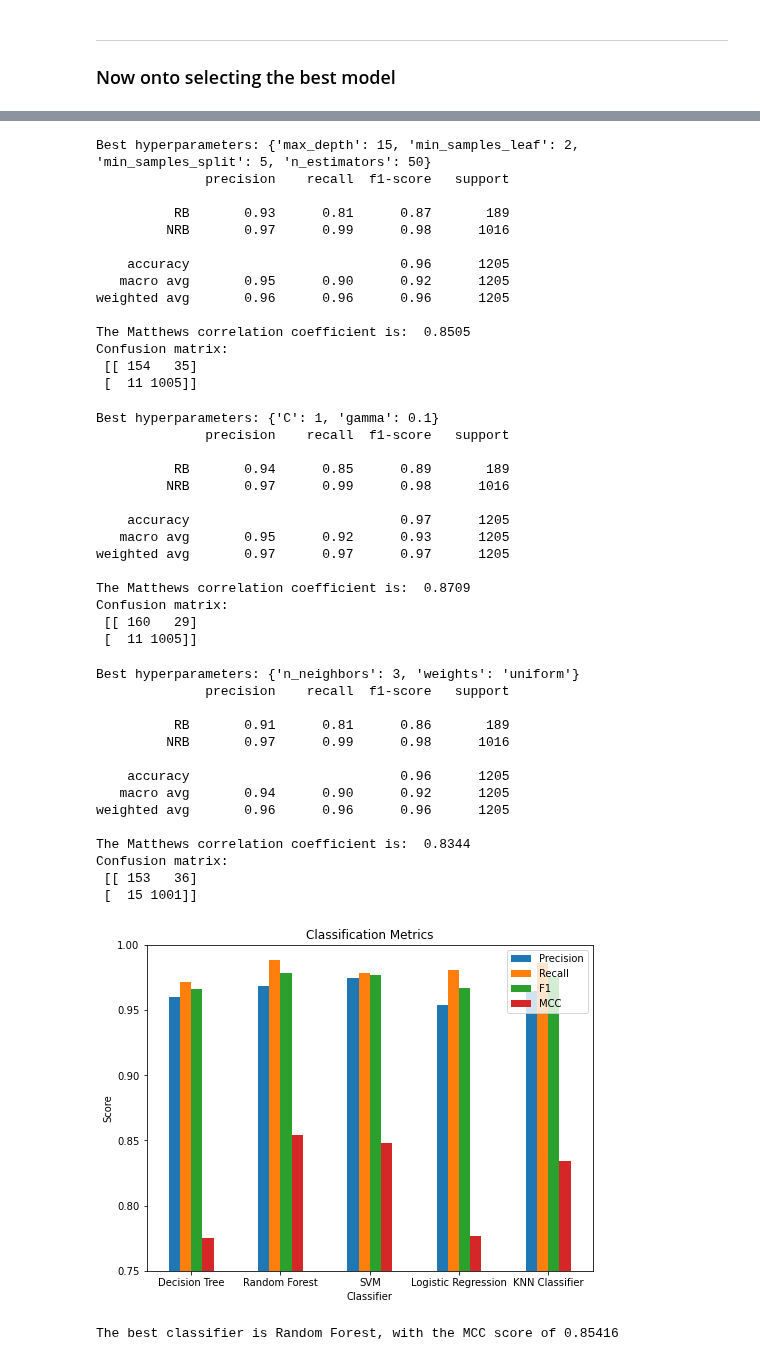
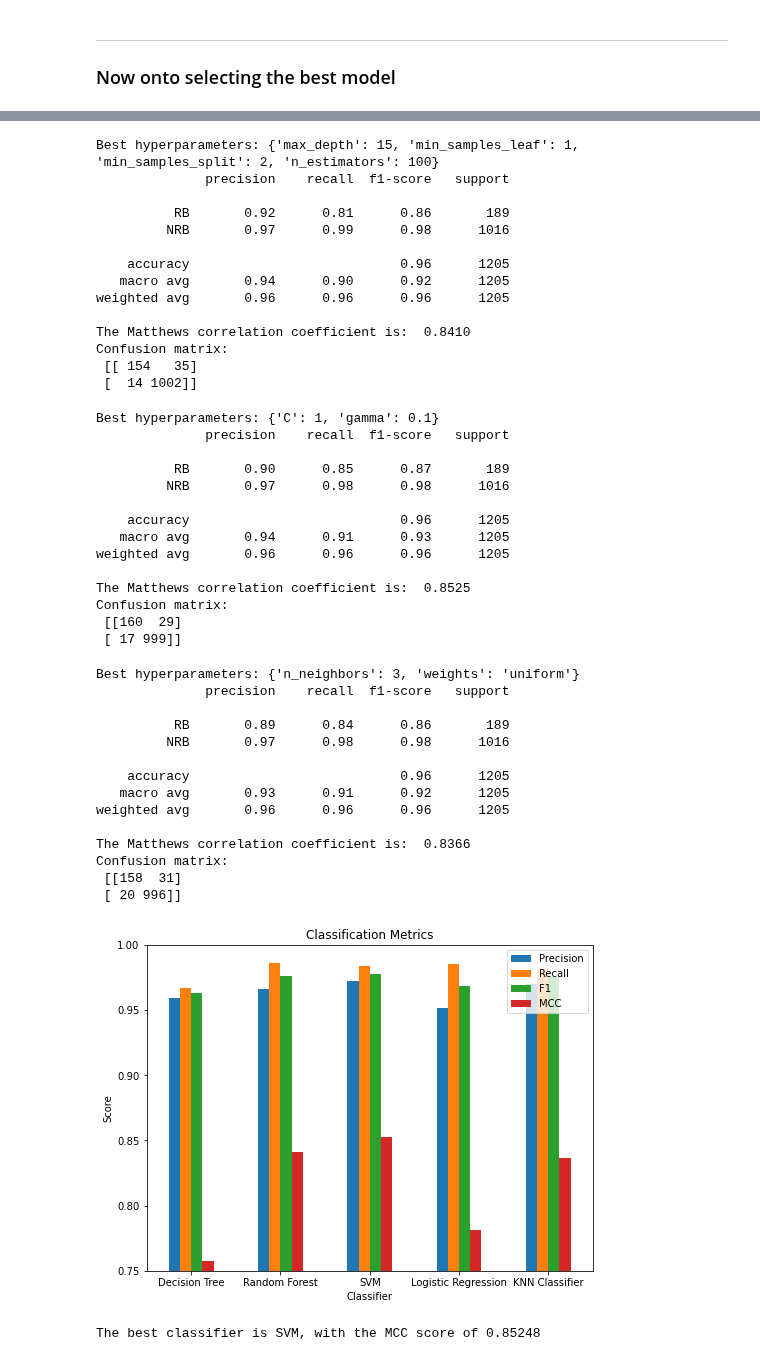
Before and after one commit to CosminTr/ClassificationModelEC, a Jupyter notebook: ProjetoEC.ipynb, the cells around one changed output, grey strips where cells are left out. Drawn from its saved outputs; the diff is of its cells as text; code cells hidden in the pictures.

```diff
--- a/ProjetoEC.ipynb
+++ b/ProjetoEC.ipynb
@@ -432,6 +415,6 @@ plt.show()
 # %%
 #Optimal number of features is
-sfs = SequentialFeatureSelector(clf, n_features_to_select=25, scoring=scorer)
+sfs = SequentialFeatureSelector(clf, n_features_to_select=40, scoring=scorer)
 sfs.fit(X_train_scaled, y_train)
 X_train_sfs = sfs.transform(X_train_scaled)
 X_test_sfs = sfs.transform(X_test_scaled)
@@ -469,7 +450,7 @@ from sklearn.feature_selection import SequentialFeatureSelector
 # Best Imputer, Scaler and Selector
 imputer = IterativeImputer(random_state=42)
 scaler = StandardScaler()
-selector = SequentialFeatureSelector(clf, n_features_to_select=35, scoring=scorer)
+selector = SelectKBest(f_classif, k=30)
 
 # Impute missing values
 X_train_imputed = imputer.fit_transform(X_train)
@@ -546,7 +527,7 @@ param_grid = {
 }
 
 # create a GridSearchCV object
-grid_search = GridSearchCV(rfc, param_grid, cv=5, scoring=scorer)
+grid_search = GridSearchCV(rfc, param_grid, cv=5, scoring=scorer, n_jobs=5)
 
 # fit the GridSearchCV object to the training data
 grid_search.fit(X_train_kbest, y_train)
@@ -561,20 +542,20 @@ y_pred = best_model.predict(X_test_kbest)
 # Check classification scores
 classification_scores(y_test, y_pred)
 # %% [output]
-Best hyperparameters: {'max_depth': 15, 'min_samples_leaf': 2, 'min_samples_split': 5, 'n_estimators': 50}
+Best hyperparameters: {'max_depth': 15, 'min_samples_leaf': 1, 'min_samples_split': 2, 'n_estimators': 100}
               precision    recall  f1-score   support
 
-          RB       0.93      0.81      0.87       189
+          RB       0.92      0.81      0.86       189
          NRB       0.97      0.99      0.98      1016
 
     accuracy                           0.96      1205
-   macro avg       0.95      0.90      0.92      1205
+   macro avg       0.94      0.90      0.92      1205
 weighted avg       0.96      0.96      0.96      1205
 
-The Matthews correlation coefficient is:  0.8505
+The Matthews correlation coefficient is:  0.8410
 Confusion matrix:
  [[ 154   35]
- [  11 1005]]
+ [  14 1002]]
 # %%
 # Create a SVC classifier
 svc = SVC(random_state=42)
@@ -585,7 +566,7 @@ Cs = [0.01, 0.1, 1, 10, 100, 1000, 10000]
 param_grid = {"gamma": gammas, "C": Cs}
 
 # fit the GridSearchCV object to the training data
-grid_search = GridSearchCV(svc, param_grid, cv=5, scoring=scorer)
+grid_search = GridSearchCV(svc, param_grid, cv=5, scoring=scorer, n_jobs=5)
 grid_search = grid_search.fit(X_train_kbest, y_train)
 
 # print the best hyperparameters found by GridSearchCV
@@ -601,17 +582,17 @@ classification_scores(y_test, y_pred)
 Best hyperparameters: {'C': 1, 'gamma': 0.1}
               precision    recall  f1-score   support
 
-          RB       0.94      0.85      0.89       189
-         NRB       0.97      0.99      0.98      1016
+          RB       0.90      0.85      0.87       189
+         NRB       0.97      0.98      0.98      1016
 
-    accuracy                           0.97      1205
-   macro avg       0.95      0.92      0.93      1205
-weighted avg       0.97      0.97      0.97      1205
+    accuracy                           0.96      1205
+   macro avg       0.94      0.91      0.93      1205
+weighted avg       0.96      0.96      0.96      1205
 
-The Matthews correlation coefficient is:  0.8709
+The Matthews correlation coefficient is:  0.8525
 Confusion matrix:
- [[ 160   29]
- [  11 1005]]
+ [[160  29]
+ [ 17 999]]
 # %%
 from sklearn.neighbors import KNeighborsClassifier
 #Create a KNN classifier
@@ -624,7 +605,7 @@ param_grid = {
 }
 
 # Create a GridSearchCV object
-grid_search = GridSearchCV(knn, param_grid, cv=5, scoring=scorer)
+grid_search = GridSearchCV(knn, param_grid, cv=5, scoring=scorer, n_jobs=5)
 
 # Fit the GridSearchCV object to the training data
 grid_search.fit(X_train_kbest, y_train)
@@ -642,56 +623,56 @@ classification_scores(y_test, y_pred)
 Best hyperparameters: {'n_neighbors': 3, 'weights': 'uniform'}
               precision    recall  f1-score   support
 
-          RB       0.91      0.81      0.86       189
-         NRB       0.97      0.99      0.98      1016
+          RB       0.89      0.84      0.86       189
+         NRB       0.97      0.98      0.98      1016
 
     accuracy                           0.96      1205
-   macro avg       0.94      0.90      0.92      1205
+   macro avg       0.93      0.91      0.92      1205
 weighted avg       0.96      0.96      0.96      1205
 
-The Matthews correlation coefficient is:  0.8344
+The Matthews correlation coefficient is:  0.8366
 Confusion matrix:
- [[ 153   36]
- [  15 1001]]
+ [[158  31]
+ [ 20 996]]
 # %%
 
 # define classifiers
-classifiers = [('Decision Tree', DecisionTreeClassifier(criterion='entropy', max_depth=8, min_samples_leaf=4, min_samples_split=2, random_state=42)),
-               ('Random Forest', RandomForestClassifier(max_depth=15, min_samples_leaf=1, min_samples_split=5, n_estimators=50, random_state=42)),
-               ('SVM', SVC(C=100, gamma=0.1, random_state=42)),
+classifiers = [('Decision Tree', DecisionTreeClassifier(criterion='gini', max_depth=10, min_samples_leaf=5, min_samples_split=2, random_state=42)),
+               ('Random Forest', RandomForestClassifier(max_depth=15, min_samples_leaf=1, min_samples_split=2, n_estimators=100, random_state=42)),
+               ('SVM', SVC(C=1, gamma=0.1, random_state=42)),
                ('Logistic Regression', LogisticRegression(random_state=42)),
-               ('KNN Classifier', KNeighborsClassifier(n_neighbors=3, weights='distance'))]
+               ('KNN Classifier', KNeighborsClassifier(n_neighbors=3, weights='uniform'))]
 
 # evaluate classifiers using precision, recall, f1, and MCC metrics
 metrics = ['Precision', 'Recall', 'F1', 'MCC']
 results = pd.DataFrame(columns=metrics, index=[name for name, clf in classifiers])
 
 for name, clf in classifiers:
     clf.fit(X_train_kbest, y_train)
     y_pred = clf.predict(X_test_kbest)
     results.loc[name, 'Precision'] = precision_score(y_test, y_pred)
     results.loc[name, 'Recall'] = recall_score(y_test, y_pred)
     results.loc[name, 'F1'] = f1_score(y_test, y_pred)
     results.loc[name, 'MCC'] = matthews_corrcoef(y_test, y_pred)
 
 # plot results
 fig, ax = plt.subplots(figsize=(8, 6))
 results.plot(kind='bar', ax=ax)
 ax.set_ylim([0.75, 1.0])
 ax.set_xlabel('Classifier')
 ax.set_ylabel('Score')
 ax.set_title('Classification Metrics')
 plt.xticks(rotation=0)
 plt.show()
 
 # print best classifier and its F1 score
 results['MCC'] = results['MCC'].astype(float)
 best_classifier = results['MCC'].idxmax()
 best_score = results.loc[best_classifier, 'MCC']
 print(f'The best classifier is {best_classifier}, with the MCC score of {best_score:.5f}')
 # %% [output]
-[figure, old version]
+[figure, new version]
-The best classifier is Random Forest, with the MCC score of 0.85416
+The best classifier is SVM, with the MCC score of 0.85248
 # %%
 from sklearn.pipeline import Pipeline
 from sklearn.model_selection import cross_val_predict
```
Also changed, not shown: parts of 10 cells of this notebook.
